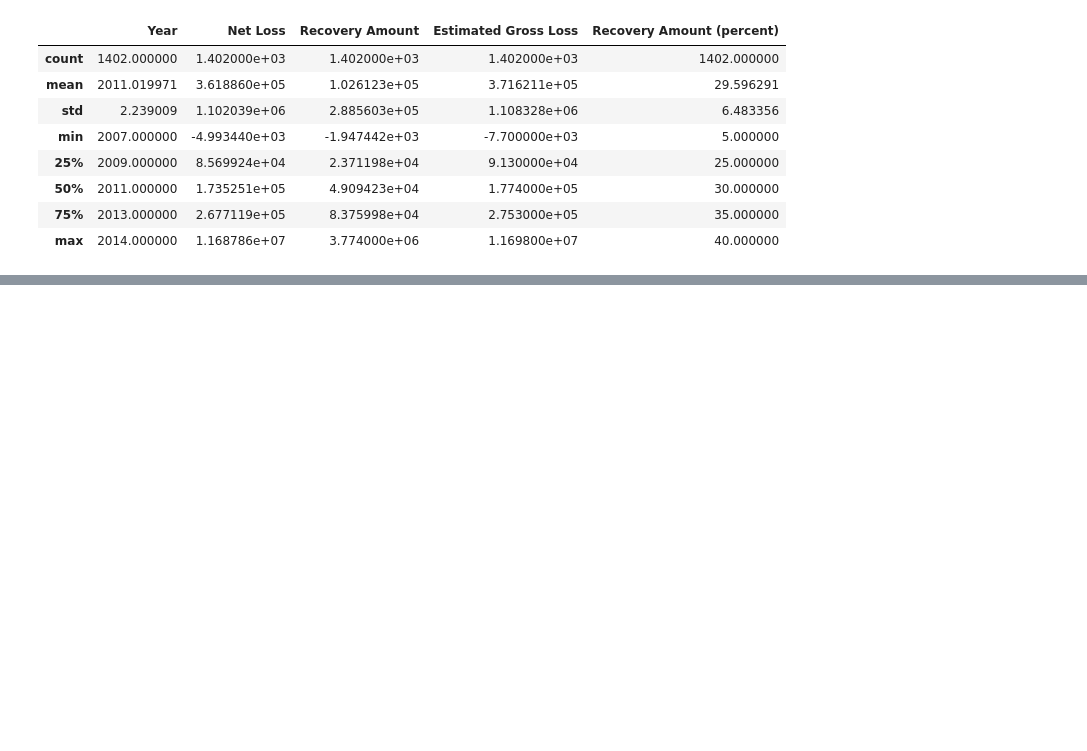
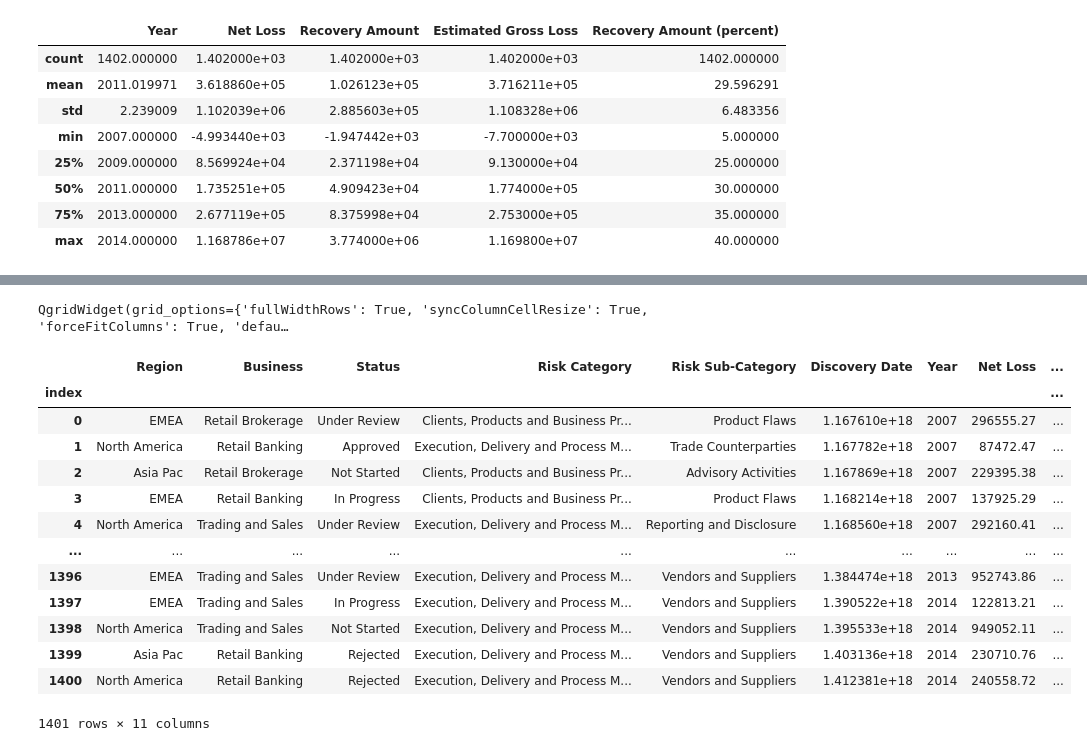
Before and after one commit to Pangbo15/SIQEF-RA-2020, a Jupyter notebook: SIQEF Assignment/scikit_learn/Banking loss predict UN/novice sklearn tutorial.ipynb, the cells around one changed output, grey strips where cells are left out. Drawn from its saved outputs; the diff is of its cells as text; code cells hidden in the pictures; blank space fills up the shorter version.

```diff
--- a/SIQEF Assignment/scikit_learn/Banking loss predict UN/novice sklearn tutorial.ipynb
+++ b/SIQEF Assignment/scikit_learn/Banking loss predict UN/novice sklearn tutorial.ipynb
@@ -256,0 +387,9 @@ YouTubeVideo('hx3sNZG81O8', width=800, height=300)
+# %%
+# Note that the [Recovery Amount + Net Loss + Estimated Gross Loss + Recovery Amount (percent)] are all appropriate to be our y variable.
+# We just pick `Recovery Amount (percent)` here, because it is a ratio and usually more objective.
+# But we are also interested in the actual loss scale, so we just keep net loss in our data for further use.
+
+df = df.drop(columns=['Estimated Gross Loss','Recovery Amount'])
+df.head()
+# Successfully delete the two variables.
+# Note: A shortage of pandas, compared to excel, is that you have to be cautious that you always need to load back the operation to df.
@@ -256,0 +417,6 @@ YouTubeVideo('hx3sNZG81O8', width=800, height=300)
+# %%
+# 3. deal with time features
+
+df['timediff'] = (df['Occurrence Start Date'] - df['Discovery Date'])
+df['timediff'] = df['timediff'].astype('timedelta64[D]')
+df['timediff'].describe()
@@ -256,0 +433,9 @@ YouTubeVideo('hx3sNZG81O8', width=800, height=300)
+# %%
+# In average, the bank will be able to discover the default occurence after 3 days. Sometimes bank can be clever to forecast ahead or super stupid.
+# Look at the ptcl, you'll find actually the majority of bank can figure out the default 1-3 days before it actually occurs.
+# It is a really interesting feature, so we decide to keep it and waive `Occurrence Start Date` accordingly.
+# We also keep the `Discovery Date` to check the stock variables.
+df = df.drop(columns='Occurrence Start Date')
+df['Discovery Date'] = df['Discovery Date'].values.astype('float')
+
+df1.head()
@@ -256,0 +449,41 @@ YouTubeVideo('hx3sNZG81O8', width=800, height=300)
+# %%
+# 4. treat `Name` feature
+# Before we delete it, let's make sure if it contains some of important message:
+df_name = df[['Name']]
+qgrid.show_grid(df_name, show_toolbar=True)
+# Wait a second. It actually implied a binary classification: z-LE and LE-06.
+# It is better to extract this out and make use of it.
+# %% [output]
+QgridWidget(grid_options={'fullWidthRows': True, 'syncColumnCellResize': True, 'forceFitColumns': True, 'defau…
+# %%
+# df = (df['Name Class',ii] = 1 if 'LE-06' in df['Name'][ii] else 0)
+# But when you do element-wise operations, it is likely that you are converting the copy of df instead of the original df.
+# To avoid this bug, use an outside list to store the operations we made and input background afterwards
+# The following codes may look stupid, if you have better idea please share with me.
+
+name = []
+for ii in range(1401):
+    if ('z-LE' in df['Name'][ii]):
+        name.append(1)
+    else:
+        name.append(0)
+
+df['Name Class'] = name
+# 0:type LE-06     1:type z-LE
+df = df.drop(columns='Name')
+df
+# %% [output]
+|  | Region | Business | Status | Risk Category | Risk Sub-Category | Discovery Date | Year | Net Loss | ... |
+| index |  |  |  |  |  |  |  |  | ... |
+| 0 | EMEA | Retail Brokerage | Under Review | Clients, Products and Business Pr... | Product Flaws | 1.167610e+18 | 2007 | 296555.27 | ... |
+| 1 | North America | Retail Banking | Approved | Execution, Delivery and Process M... | Trade Counterparties | 1.167782e+18 | 2007 | 87472.47 | ... |
+| 2 | Asia Pac | Retail Brokerage | Not Started | Clients, Products and Business Pr... | Advisory Activities | 1.167869e+18 | 2007 | 229395.38 | ... |
+| 3 | EMEA | Retail Banking | In Progress | Clients, Products and Business Pr... | Product Flaws | 1.168214e+18 | 2007 | 137925.29 | ... |
+| 4 | North America | Trading and Sales | Under Review | Execution, Delivery and Process M... | Reporting and Disclosure | 1.168560e+18 | 2007 | 292160.41 | ... |
+| ... | ... | ... | ... | ... | ... | ... | ... | ... | ... |
+| 1396 | EMEA | Trading and Sales | Under Review | Execution, Delivery and Process M... | Vendors and Suppliers | 1.384474e+18 | 2013 | 952743.86 | ... |
+| 1397 | EMEA | Trading and Sales | In Progress | Execution, Delivery and Process M... | Vendors and Suppliers | 1.390522e+18 | 2014 | 122813.21 | ... |
+| 1398 | North America | Trading and Sales | Not Started | Execution, Delivery and Process M... | Vendors and Suppliers | 1.395533e+18 | 2014 | 949052.11 | ... |
+| 1399 | Asia Pac | Retail Banking | Rejected | Execution, Delivery and Process M... | Vendors and Suppliers | 1.403136e+18 | 2014 | 230710.76 | ... |
+| 1400 | North America | Retail Banking | Rejected | Execution, Delivery and Process M... | Vendors and Suppliers | 1.412381e+18 | 2014 | 240558.72 | ... |
+1401 rows × 11 columns
```
Also changed, not shown: parts of 79 cells of this notebook, 11 other files.
